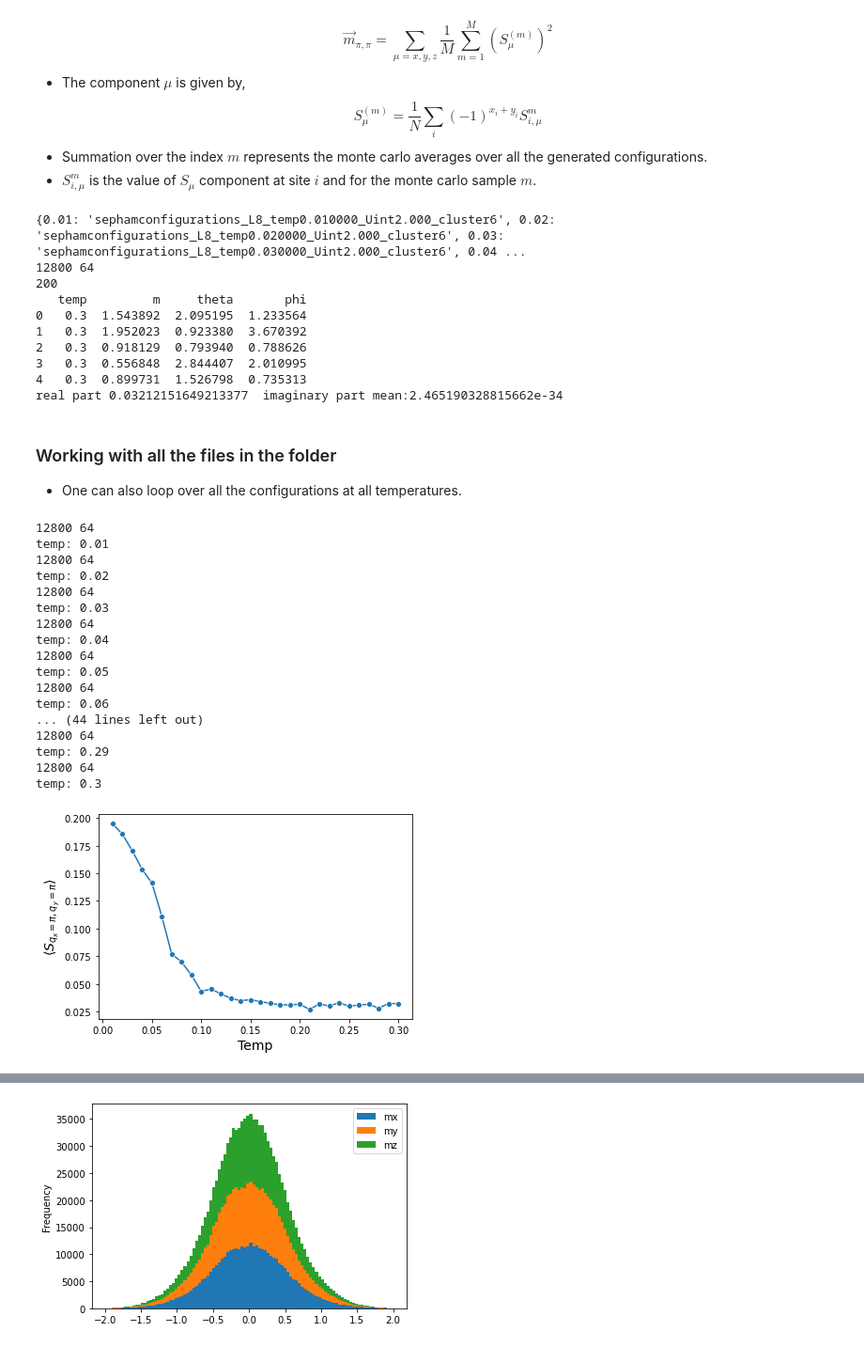
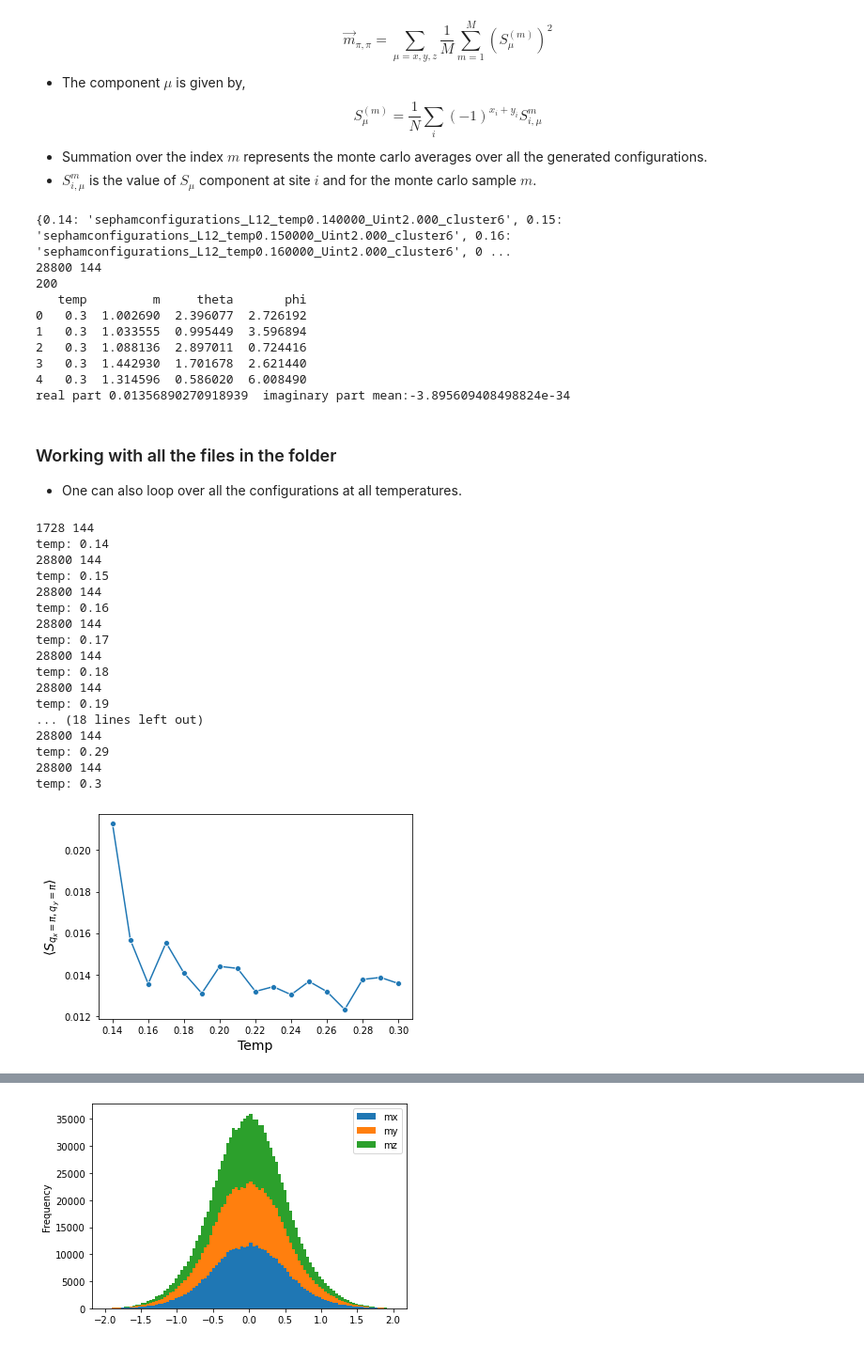
Before and after one commit to Shashi1a/tca_ptca, a Jupyter notebook: spinspincorr.ipynb, the cells around one changed output, grey strips where cells are left out. Shown at 94% size. Saved outputs shown, nothing was run; the diff lists cells and outputs as text; code cells hidden in the pictures.

```diff
--- a/spinspincorr.ipynb
+++ b/spinspincorr.ipynb
@@ -126,7 +126,7 @@ class StructureFactor:
         ## loop over all the files in the folder
         for j in f:
             ## choose only files that starts with configurations
-            if j.startswith('sephamconfigurations_L8_temp'):
+            if j.startswith(f'sephamconfigurations_L{self.L}_temp'):
                 ## obtain the temperature from the file name
                 temp=j.split('temp')[1].split('_Uint')[0]
                 ## append the file name
@@ -379,7 +379,7 @@ class StructureFactor:
                         ,'mc_mz':self.confmz,'mc_m2':self.confm2,'temp':temp_arr})
 # %%
 
-L = 8
+L = 12
 ## create an instance of the class structure factor
 sf = StructureFactor(L, './')
 sf.lattind()
@@ -417,16 +417,16 @@ print(f'real part {cm.real}  imaginary part mean:{cm.imag.mean()}')
 
 #sf.qphase
 # %% [output]
-{0.01: 'sephamconfigurations_L8_temp0.010000_Uint2.000_cluster6', 0.02: 'sephamconfigurations_L8_temp0.020000_Uint2.000_cluster6', 0.03: 'sephamconfigurations_L8_temp0.030000_Uint2.000_cluster6', 0.04 ...
-12800 64
+{0.14: 'sephamconfigurations_L12_temp0.140000_Uint2.000_cluster6', 0.15: 'sephamconfigurations_L12_temp0.150000_Uint2.000_cluster6', 0.16: 'sephamconfigurations_L12_temp0.160000_Uint2.000_cluster6', 0 ...
+28800 144
 200
    temp         m     theta       phi
-0   0.3  1.543892  2.095195  1.233564
-1   0.3  1.952023  0.923380  3.670392
-2   0.3  0.918129  0.793940  0.788626
-3   0.3  0.556848  2.844407  2.010995
-4   0.3  0.899731  1.526798  0.735313
-real part 0.03212151649213377  imaginary part mean:2.465190328815662e-34
+0   0.3  1.002690  2.396077  2.726192
+1   0.3  1.033555  0.995449  3.596894
+2   0.3  1.088136  2.897011  0.724416
+3   0.3  1.442930  1.701678  2.621440
+4   0.3  1.314596  0.586020  6.008490
+real part 0.01356890270918939  imaginary part mean:-3.895609408498824e-34
 # %%
 fig = px.scatter_3d(sf.mcconf_df,x='mc_mx',y='mc_my',z='mc_mz',size='mc_m2',color='mc_m2')
 fig.show()
@@ -435,7 +435,7 @@ fig.show()
 * One can also loop over all the configurations at all temperatures.
 # %%
 df_m,df_comp,df_mc = pd.DataFrame(),pd.DataFrame(),pd.DataFrame()
-L=8
+L=12
 fp='./'
 loopobj = StructureFactor(L,filepath=fp)
 
@@ -457,31 +457,31 @@ for j in loopobj.filedict.keys():
 strfc_df = pd.DataFrame({'temp': np.array(list(loopobj.filedict.keys())) \
                 ,'sf': np.array(crf)})
 # %% [output]
-12800 64
-temp: 0.01
-12800 64
-temp: 0.02
-12800 64
-temp: 0.03
-12800 64
-temp: 0.04
-12800 64
-temp: 0.05
-12800 64
-temp: 0.06
-... (44 lines left out)
-12800 64
+1728 144
+temp: 0.14
+28800 144
+temp: 0.15
+28800 144
+temp: 0.16
+28800 144
+temp: 0.17
+28800 144
+temp: 0.18
+28800 144
+temp: 0.19
+... (18 lines left out)
+28800 144
 temp: 0.29
-12800 64
+28800 144
 temp: 0.3
 # %%
 sns.lineplot(x='temp',y='sf',data=strfc_df,markers=True,marker='o')
 plt.xlabel('Temp',fontsize=14)
 plt.ylabel(r'$\langle S_{q_{x} = \pi, q_{y}=\pi}\rangle$', fontsize=14)
 plt.show()
-strfc_df.to_csv(loopobj.filepath+'magstrucfac_L8.csv',index=[0])
+#strfc_df.to_csv(loopobj.filepath+f'magstrucfac_L{loopobj.L}.csv',index=[0])
 # %% [output]
-[figure, old version]
+[figure, new version]
 # %%
 df_comp.iloc[:,1:].plot(kind='hist',subplots=True,layout=(1,3) \
     ,figsize=(16,4),bins=120,alpha=0.8)
```
Also changed, not shown: parts of 3 cells of this notebook.
